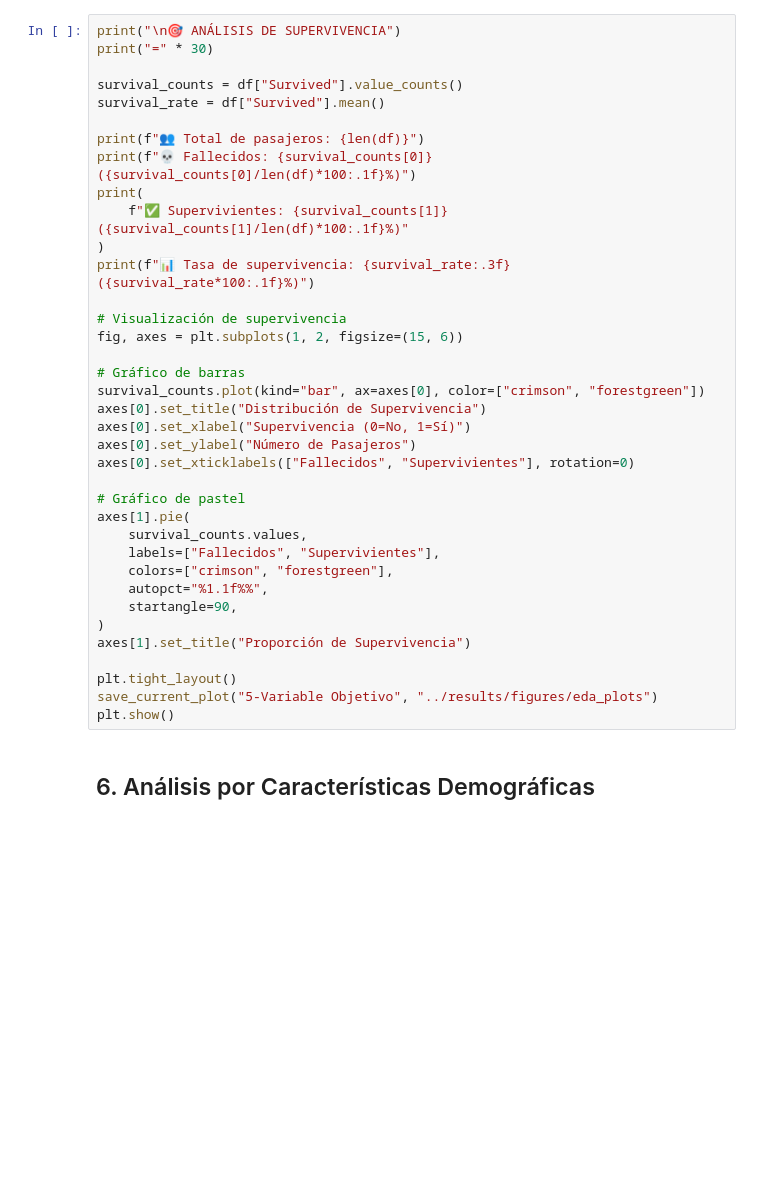
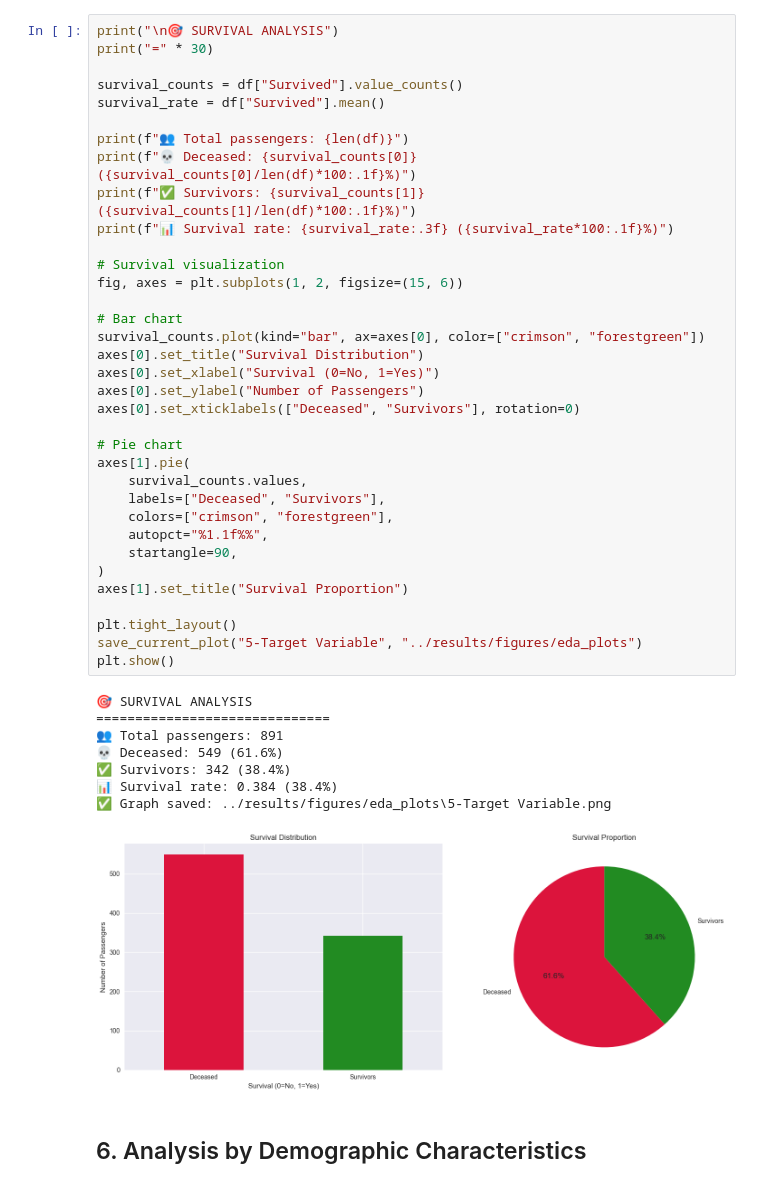
Before and after one commit to YahwthaniMG/SG1_Team3_ML, a Jupyter notebook: notebooks/01_exploratory_data_analysis.ipynb, the cells around one changed output. Drawn from its saved outputs; the diff is of its cells as text; blank space fills up the shorter version.

```diff
--- a/notebooks/01_exploratory_data_analysis.ipynb
+++ b/notebooks/01_exploratory_data_analysis.ipynb
@@ -117,40 +161,47 @@ plt.show()
 # %%
-print("\n🎯 ANÁLISIS DE SUPERVIVENCIA")
+print("\n🎯 SURVIVAL ANALYSIS")
 print("=" * 30)
 
 survival_counts = df["Survived"].value_counts()
 survival_rate = df["Survived"].mean()
 
-print(f"👥 Total de pasajeros: {len(df)}")
-print(f"💀 Fallecidos: {survival_counts[0]} ({survival_counts[0]/len(df)*100:.1f}%)")
-print(
-    f"✅ Supervivientes: {survival_counts[1]} ({survival_counts[1]/len(df)*100:.1f}%)"
-)
-print(f"📊 Tasa de supervivencia: {survival_rate:.3f} ({survival_rate*100:.1f}%)")
+print(f"👥 Total passengers: {len(df)}")
+print(f"💀 Deceased: {survival_counts[0]} ({survival_counts[0]/len(df)*100:.1f}%)")
+print(f"✅ Survivors: {survival_counts[1]} ({survival_counts[1]/len(df)*100:.1f}%)")
+print(f"📊 Survival rate: {survival_rate:.3f} ({survival_rate*100:.1f}%)")
 
-# Visualización de supervivencia
+# Survival visualization
 fig, axes = plt.subplots(1, 2, figsize=(15, 6))
 
-# Gráfico de barras
+# Bar chart
 survival_counts.plot(kind="bar", ax=axes[0], color=["crimson", "forestgreen"])
-axes[0].set_title("Distribución de Supervivencia")
-axes[0].set_xlabel("Supervivencia (0=No, 1=Sí)")
-axes[0].set_ylabel("Número de Pasajeros")
-axes[0].set_xticklabels(["Fallecidos", "Supervivientes"], rotation=0)
+axes[0].set_title("Survival Distribution")
+axes[0].set_xlabel("Survival (0=No, 1=Yes)")
+axes[0].set_ylabel("Number of Passengers")
+axes[0].set_xticklabels(["Deceased", "Survivors"], rotation=0)
 
-# Gráfico de pastel
+# Pie chart
 axes[1].pie(
     survival_counts.values,
-    labels=["Fallecidos", "Supervivientes"],
+    labels=["Deceased", "Survivors"],
     colors=["crimson", "forestgreen"],
     autopct="%1.1f%%",
     startangle=90,
 )
-axes[1].set_title("Proporción de Supervivencia")
+axes[1].set_title("Survival Proportion")
 
 plt.tight_layout()
-save_current_plot("5-Variable Objetivo", "../results/figures/eda_plots")
+save_current_plot("5-Target Variable", "../results/figures/eda_plots")
 plt.show()
+# %% [output]
+🎯 SURVIVAL ANALYSIS
+==============================
+👥 Total passengers: 891
+💀 Deceased: 549 (61.6%)
+✅ Survivors: 342 (38.4%)
+📊 Survival rate: 0.384 (38.4%)
+✅ Graph saved: ../results/figures/eda_plots\5-Target Variable.png
+[figure, added]
 # %% [markdown]
-## 6. Análisis por Características Demográficas
+## 6. Analysis by Demographic Characteristics
 # %% [markdown]
```
Also changed, not shown: parts of 27 cells of this notebook, 18 other files.
